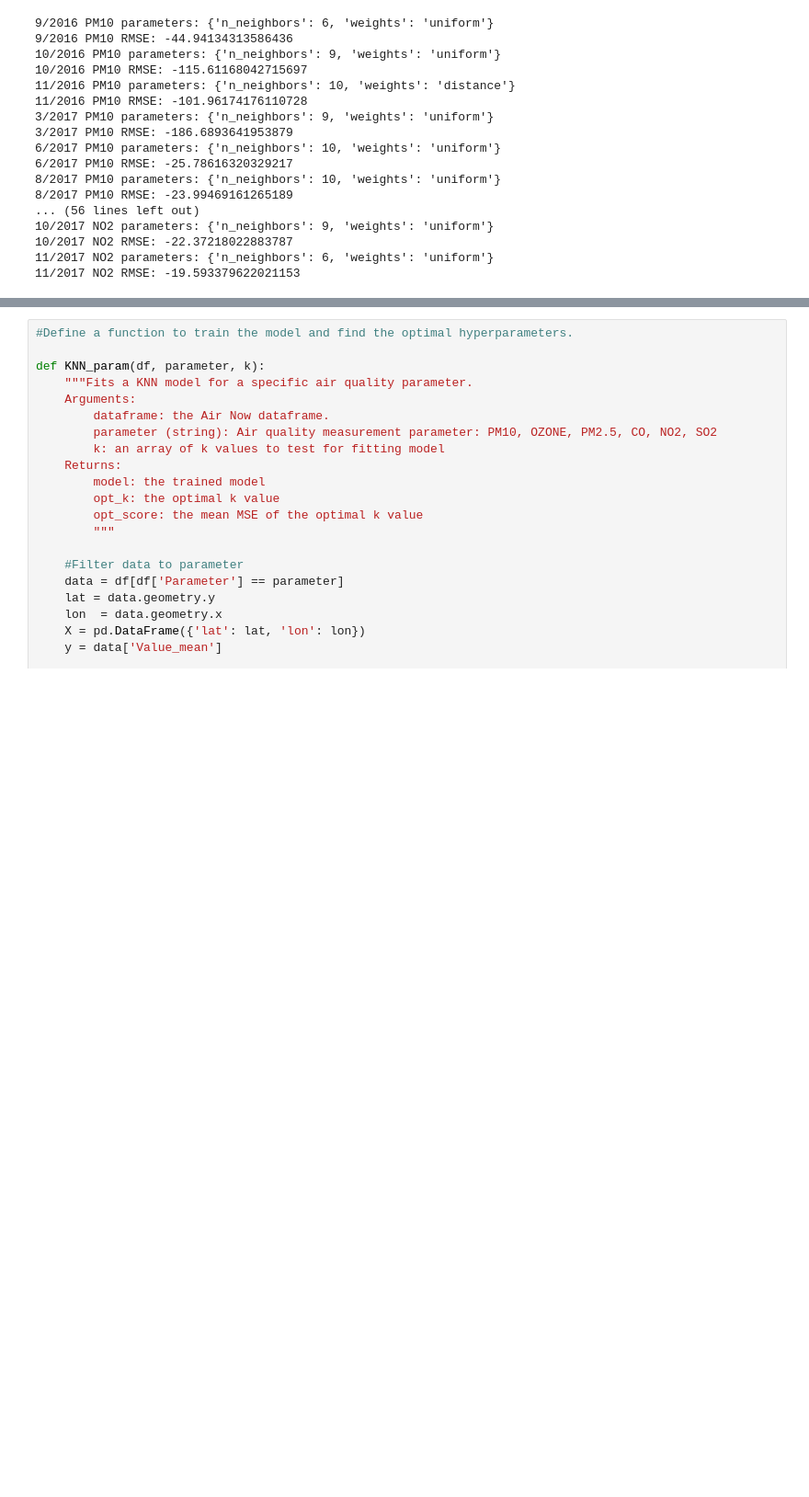
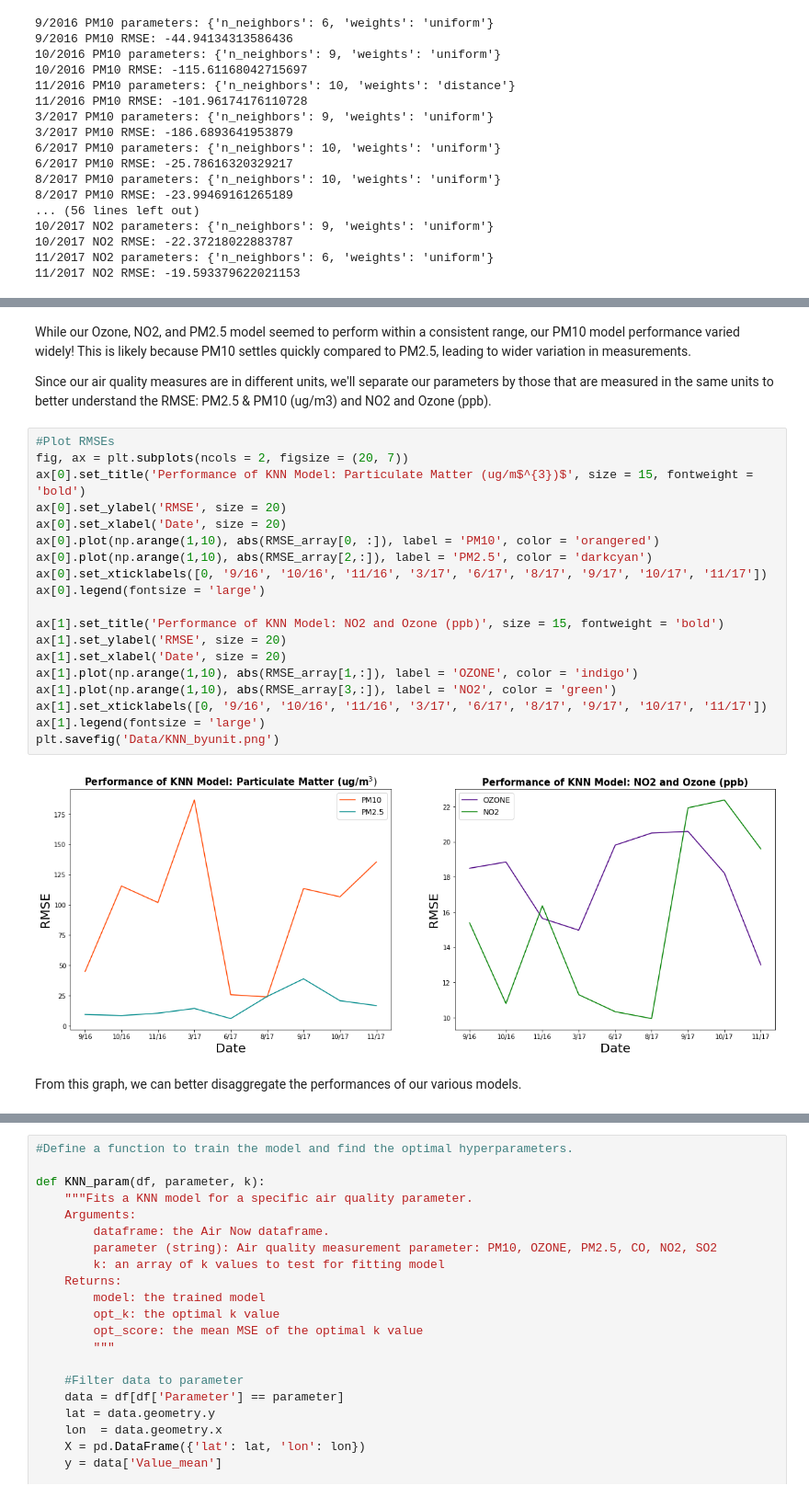
Before and after one commit to hikari-murayama/CA_ag_pollution, a Jupyter notebook: 02_Q1_KNN.ipynb, the cells around one changed output, grey strips where cells are left out. Shown at 92% size. Cells and saved outputs as stored; diff of their text form; blank space fills up the shorter version.

```diff
--- a/02_Q1_KNN.ipynb
+++ b/02_Q1_KNN.ipynb
@@ -226 +279,28 @@ plt.legend(fontsize = 'large')
+# %% [markdown]
+While our Ozone, NO2, and PM2.5 model seemed to perform within a consistent range, our PM10 model performance varied widely! This is likely because PM10 settles quickly compared to PM2.5, leading to wider variation in measurements.
+
+Since our air quality measures are in different units, we'll separate our parameters by those that are measured in the same units to better understand the RMSE: PM2.5 & PM10 (ug/m3) and NO2 and Ozone (ppb).
+# %%
+#Plot RMSEs
+fig, ax = plt.subplots(ncols = 2, figsize = (20, 7))
+ax[0].set_title('Performance of KNN Model: Particulate Matter (ug/m$^{3})$', size = 15, fontweight = 'bold')
+ax[0].set_ylabel('RMSE', size = 20)
+ax[0].set_xlabel('Date', size = 20)
+ax[0].plot(np.arange(1,10), abs(RMSE_array[0, :]), label = 'PM10', color = 'orangered')
+ax[0].plot(np.arange(1,10), abs(RMSE_array[2,:]), label = 'PM2.5', color = 'darkcyan')
+ax[0].set_xticklabels([0, '9/16', '10/16', '11/16', '3/17', '6/17', '8/17', '9/17', '10/17', '11/17'])
+ax[0].legend(fontsize = 'large')
+
+ax[1].set_title('Performance of KNN Model: NO2 and Ozone (ppb)', size = 15, fontweight = 'bold')
+ax[1].set_ylabel('RMSE', size = 20)
+ax[1].set_xlabel('Date', size = 20)
+ax[1].plot(np.arange(1,10), abs(RMSE_array[1,:]), label = 'OZONE', color = 'indigo')
+ax[1].plot(np.arange(1,10), abs(RMSE_array[3,:]), label = 'NO2', color = 'green')
+ax[1].set_xticklabels([0, '9/16', '10/16', '11/16', '3/17', '6/17', '8/17', '9/17', '10/17', '11/17'])
+ax[1].legend(fontsize = 'large')
+plt.savefig('Data/KNN_byunit.png')
+# %% [output]
+[figure, added]
+# %% [markdown]
+From this graph, we can better disaggregate the performances of our various models.
 # %% [markdown]
```
Also changed, not shown: parts of 39 cells of this notebook.
